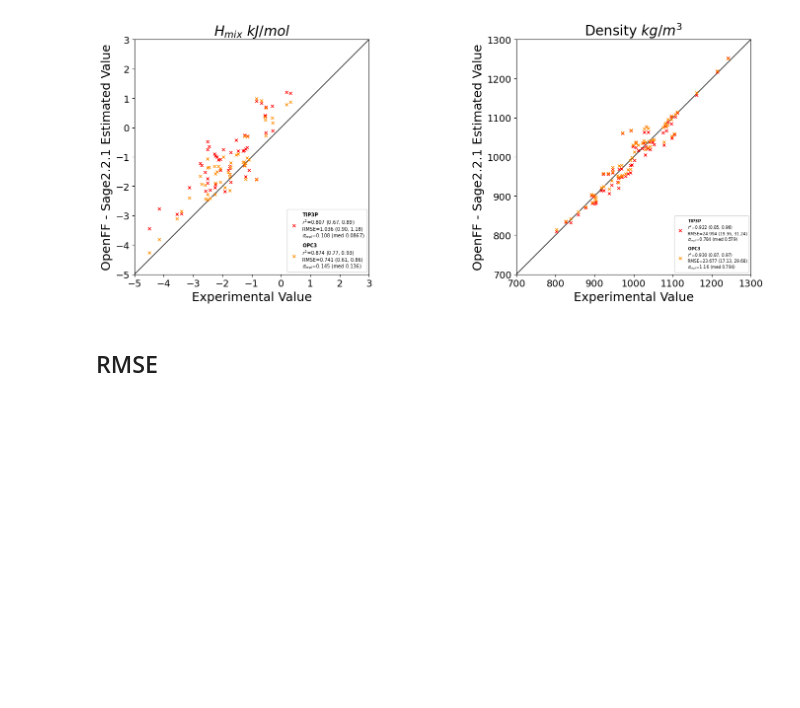
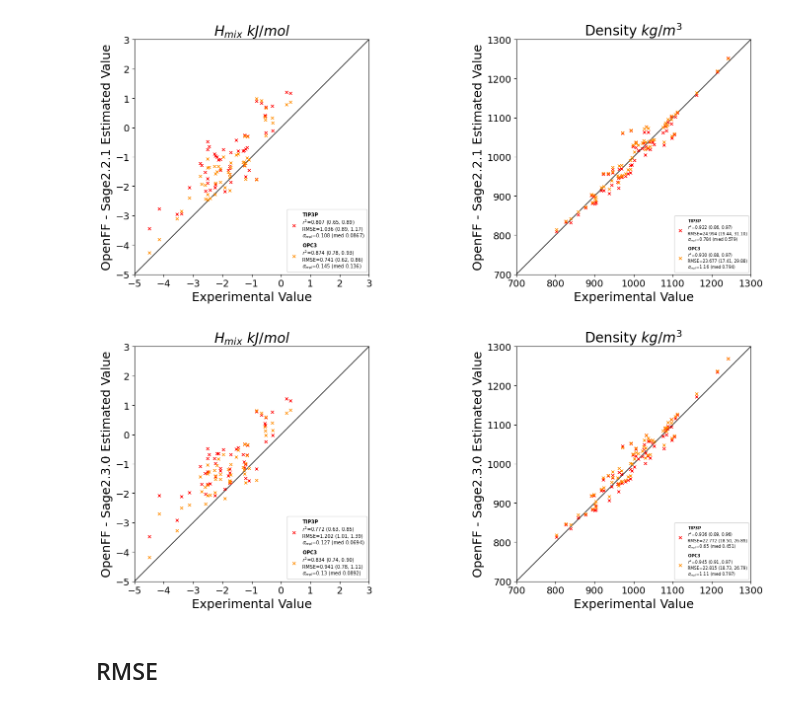
Before and after one commit to barmoral/evaluator-blanca, a Jupyter notebook: watermix_analysis_reps/analysis_figures.ipynb, the cells around one changed output. Drawn from its saved outputs; the diff is of its cells as text; code cells hidden in the pictures; blank space fills up the shorter version.

```diff
--- a/watermix_analysis_reps/analysis_figures.ipynb
+++ b/watermix_analysis_reps/analysis_figures.ipynb
@@ -433,11 +733,8 @@ def plot_results_multi_model(
     where <Prop> in {"EnthalpyOfMixing", "Density"}.
     """
 
-    default_colors = {
-        "TIP3P": "r", "TIP3P_FB": "b", "TIP4P_Ew": "g", "TIP4P_FB": "c",
-        "OPC": "m", "OPC3": "darkorange", "GOPAL": "indigo"
-    }
-    colors = (color_map or default_colors)
+
+    colors = (color_map or DEFAULT_COLORS)
 
     # Cycle markers if provided; else use "x" for all
     if markers is None:
@@ -565,5 +862,9 @@ plot_results_multi_model(results_all, ["TIP3P","OPC3"], func="both", save_prefix
 # %% [output]
 [figure]
+# %%
+plot_results_multi_model(results_230, ["TIP3P","OPC3"], func="both", ff_label=f'OpenFF - {force_field[1]}' ,save_prefix=f"hmix_dens_bnmrk_{force_field[1]}")
+# %% [output]
+[figure, added]
 # %% [markdown]
 ## RMSE
 # %%
```
Also changed, not shown: parts of 19 cells of this notebook.
